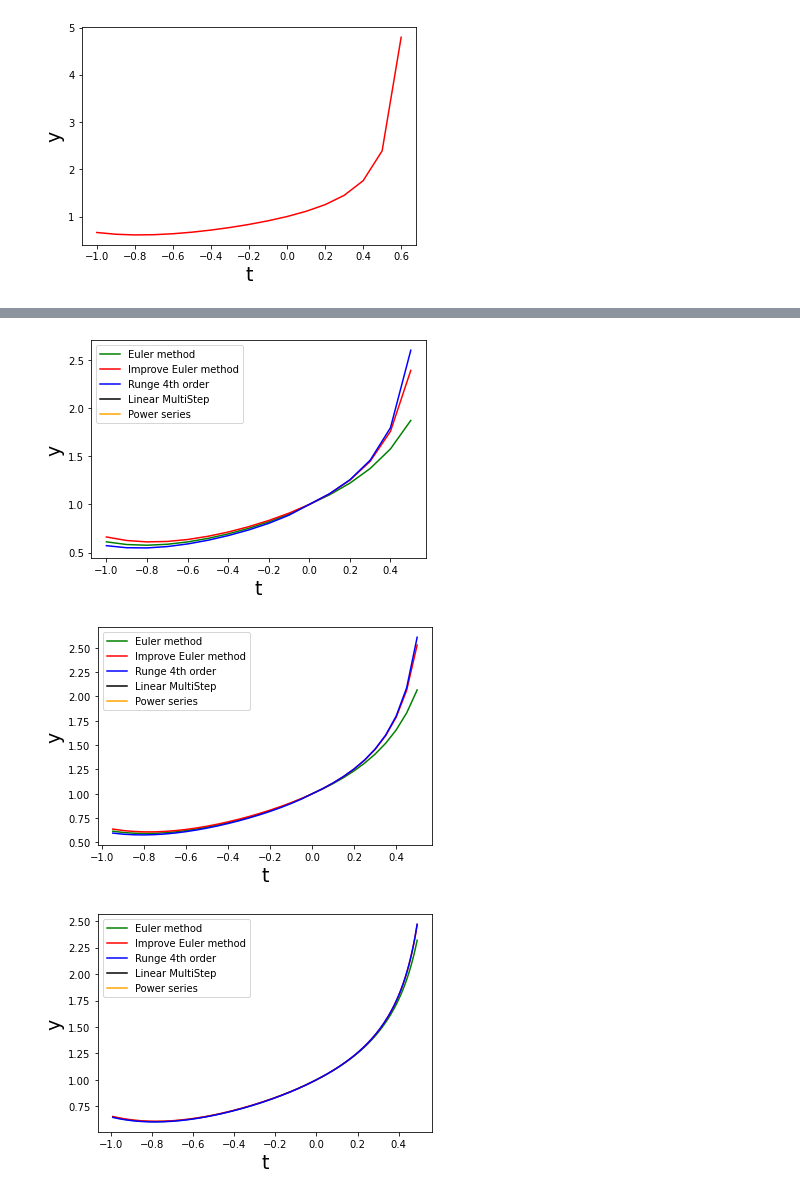
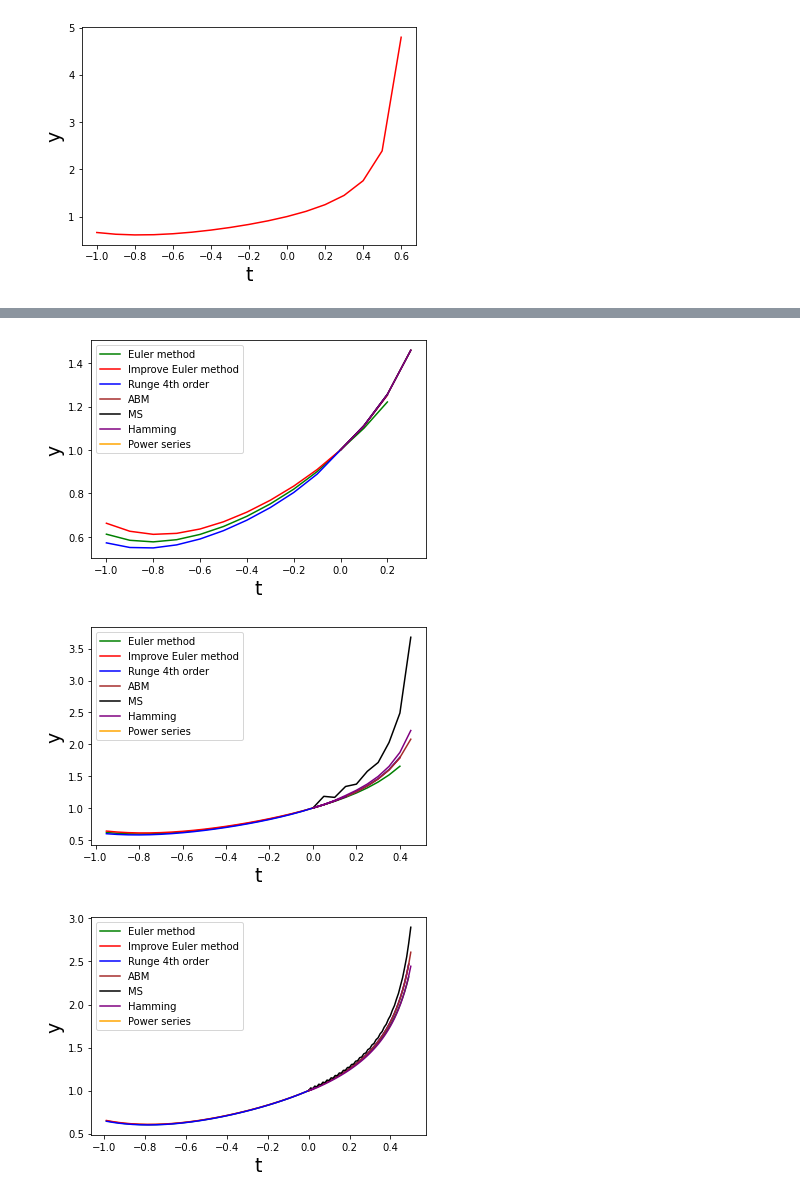
Before and after one commit to junl666/MATH285-Lab-ZJUI-SP23, a Jupyter notebook: math285_lab.ipynb, the cells around one changed output, grey strips where cells are left out. Cells and saved outputs as stored; diff of their text form; code cells hidden in the pictures.

Commit message:
linear test finished

```diff
--- a/math285_lab.ipynb
+++ b/math285_lab.ipynb
@@ -164,12 +270,21 @@ def testDiffMethods(y_0, step, lower_bound, upper_bound):
     runge_meth = NumericalSols(y_0, step, lower_bound, upper_bound, 2)
     plt.plot(runge_meth.t_all, runge_meth.y_all, c="blue", label="Runge 4th order")
 
-    # linearMulStep
+    # ABM
     mulstep_meth = NumericalSols(y_0, step, lower_bound, upper_bound, 3)
-    plt.plot(mulstep_meth.t_all, mulstep_meth.y_all, c="black", label="Linear MultiStep")
+    plt.plot(mulstep_meth.t_all, mulstep_meth.y_all, c="brown", label="ABM")
+
+    # MS
+    mulstep_meth = NumericalSols(y_0, step, lower_bound, upper_bound, 4)
+    plt.plot(mulstep_meth.t_all, mulstep_meth.y_all, c="black", label="MS")
+
+    # Hamming
+    mulstep_meth = NumericalSols(y_0, step, lower_bound, upper_bound, 5)
+    plt.plot(mulstep_meth.t_all, mulstep_meth.y_all, c="purple", label="Hamming")
+
 
     # powerSeries method
-    power_meth = NumericalSols(y_0, step, lower_bound, upper_bound, 4)
+    power_meth = NumericalSols(y_0, step, lower_bound, upper_bound, 6)
     plt.plot(power_meth.t_all, power_meth.y_all, c="orange", label="Power series")
 # %%
 def testDiffSteps(y_0, lower_bound, upper_bound, method_num):
@@ -249,12 +386,12 @@ plotDiffMethods(0, 0.01, -1, 1) # step == 0.01
 # %%
 # IVP2, compare methods with different steps
-plotDiffMethods(1, 0.1, -1, 0.5)  # step == 0.1
-plotDiffMethods(1, 0.05, -1, 0.5) # step == 0.05
+plotDiffMethods(1, 0.1, -1, 0.3)  # step == 0.1
+plotDiffMethods(1, 0.05, -1, 0.4) # step == 0.05
 plotDiffMethods(1, 0.01, -1, 0.5) # step == 0.01
 # %% [output]
-[figure, old version]
+[figure, new version]
-[figure, old version]
+[figure, new version]
-[figure, old version]
+[figure, new version]
 # %%
 # IVP1, compare one method with different steps
 plotDiffSteps(0, -1, 1, 0) # Euler
```
Also changed, not shown: parts of 7 cells of this notebook.
